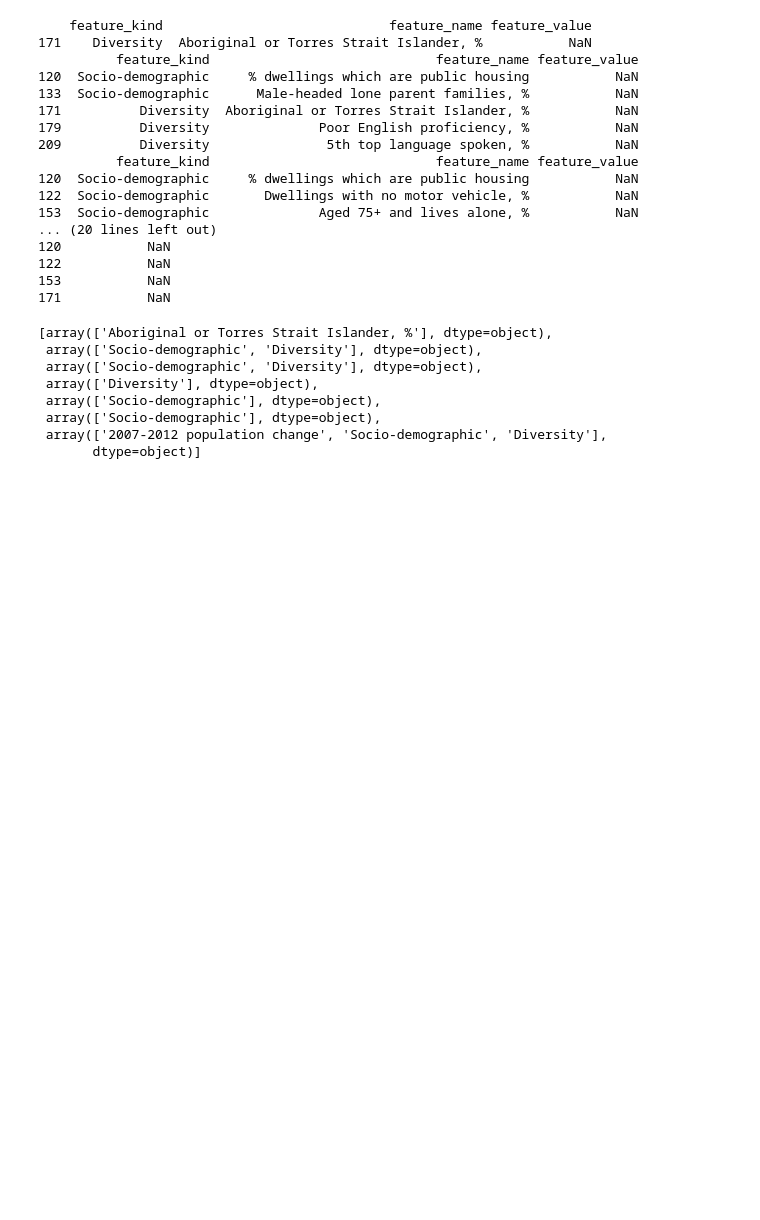
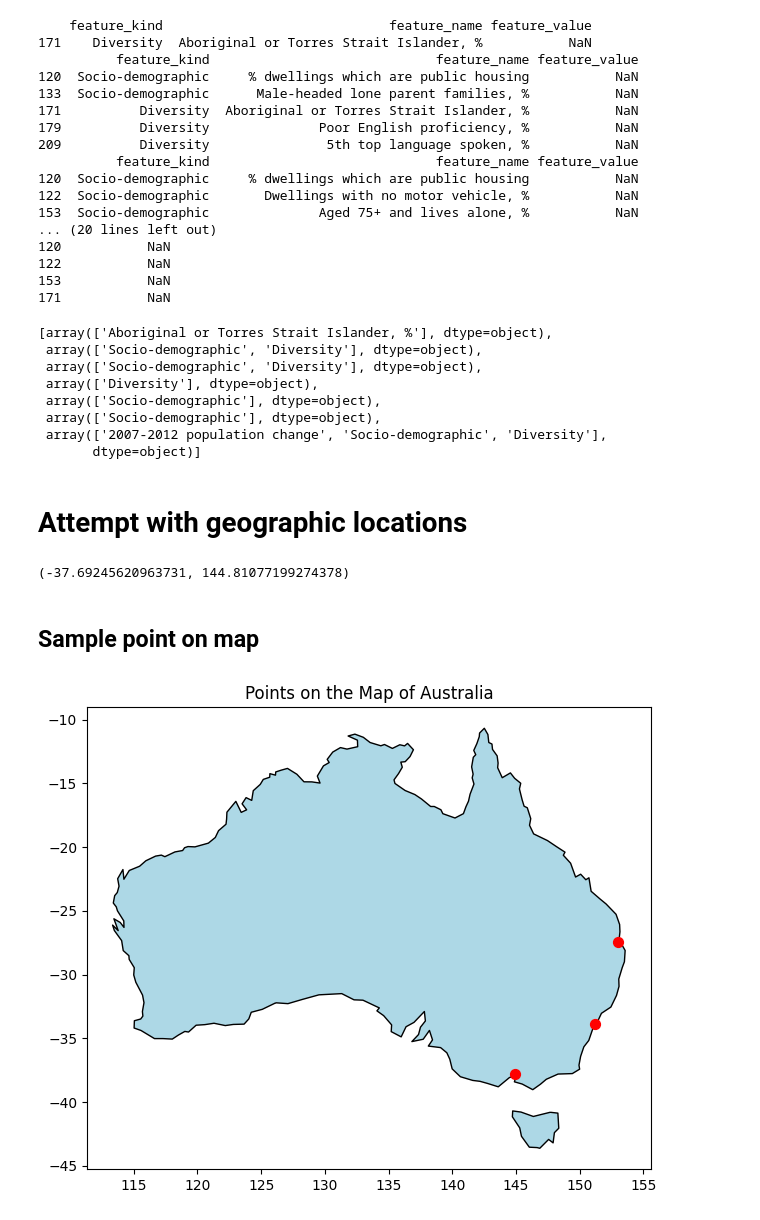
Before and after one commit to Subhasis-Biswas/ML4CPS_Project2, a Jupyter notebook: loader.ipynb, the cells around one changed output. Cells and saved outputs as stored; diff of their text form; code cells hidden in the pictures; blank space fills up the shorter version.

Commit message:
Add: Plots on Map; Coord Loader

```diff
--- a/loader.ipynb
+++ b/loader.ipynb
@@ -153,3 +159,59 @@ missing_feature_names[:1]+missing_feature_categories[2:]
  array(['Socio-demographic'], dtype=object),
  array(['2007-2012 population change', 'Socio-demographic', 'Diversity'],
        dtype=object)]
+# %% [markdown]
+# Attempt with geographic locations
+# %%
+from geopy.distance import geodesic
+from geopy.point import Point as GeoPoint
+
+# Melbourne GPO coordinates
+gpo_coords = GeoPoint(-37.8136, 144.9631)
+
+# Define distance (19 km) and bearing (315 degrees)
+bearing = 315
+distance = 19  # km
+
+# Calculate the new location using the geodesic distance
+new_location = geodesic(kilometers=distance).destination(gpo_coords, bearing)
+
+# Extract the new latitude and longitude
+new_latitude, new_longitude = new_location.latitude, new_location.longitude
+
+# Display the new coordinates
+new_latitude, new_longitude
+# %% [output]
+(-37.69245620963731, 144.81077199274378)
+# %% [markdown]
+## Sample point on map
+# %%
+import geopandas as gpd
+import matplotlib.pyplot as plt
+from shapely.geometry import Point
+
+# Create a GeoDataFrame with some sample points (latitude, longitude)
+data = {'city': ['Sydney', 'Melbourne', 'Brisbane'],
+        'latitude': [-33.8688, -37.8136, -27.4698],
+        'longitude': [151.2093, 144.9631, 153.0251]}
+
+# Create a geometry column from the latitude and longitude
+geometry = [Point(xy) for xy in zip(data['longitude'], data['latitude'])]
+
+# Create a GeoDataFrame for the points
+gdf = gpd.GeoDataFrame(data, geometry=geometry)
+
+# Load the world map from the downloaded shapefile
+world = gpd.read_file("earth_data/ne_110m_admin_0_countries.shp")
+
+# Filter for Australia only
+australia = world[world['NAME'] == 'Australia']
+
+# Plotting the map of Australia and the points
+fig, ax = plt.subplots(figsize=(10, 6))
+australia.plot(ax=ax, color='lightblue', edgecolor='black')
+gdf.plot(ax=ax, color='red', markersize=50)
+
+plt.title('Points on the Map of Australia')
+plt.show()
+# %% [output]
+[figure, added]
```
Also changed, not shown: parts of 9 cells of this notebook, 1 other file.
